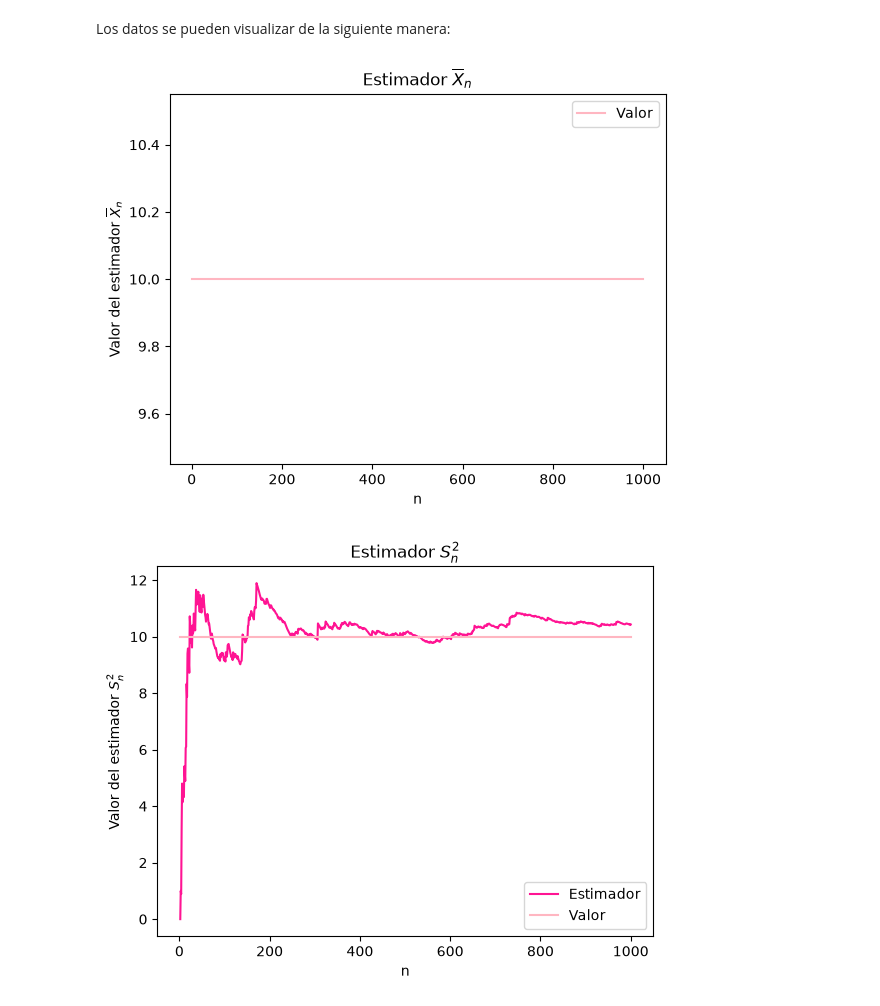
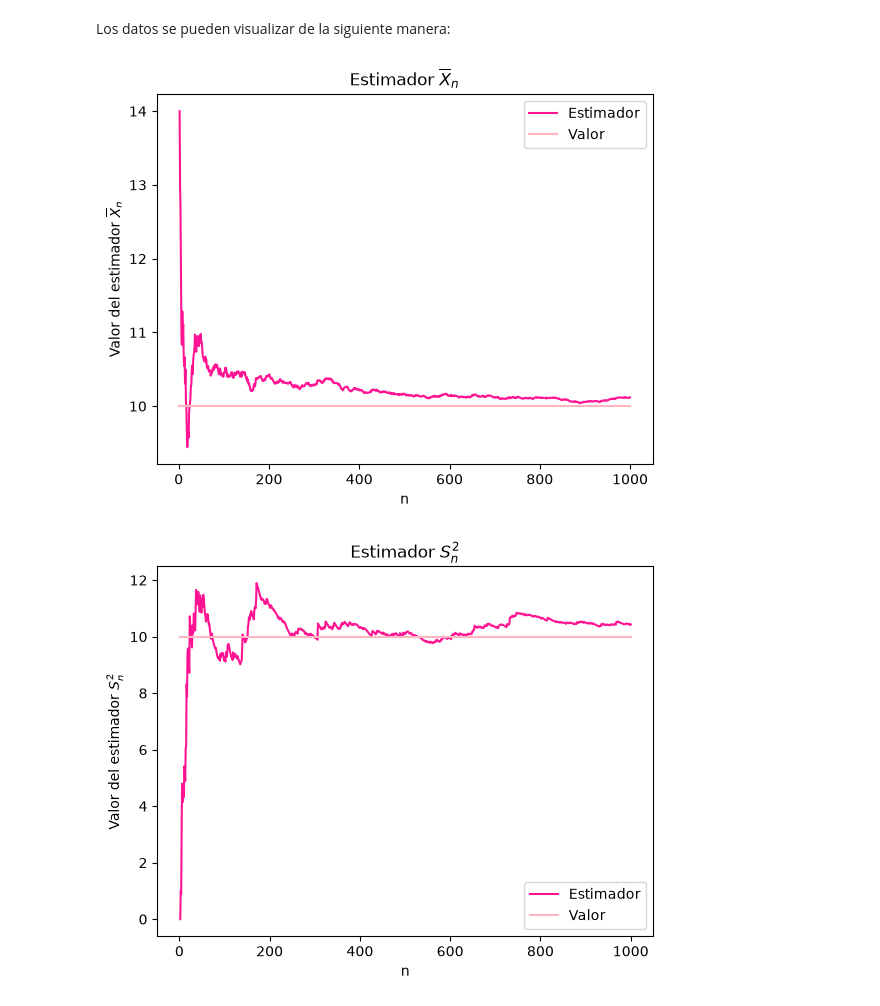
Before and after one commit to benjitabravocarvajal-spec/Tarea-1-estadistica, a Jupyter notebook: notebooks/tarea_1_parte_2.ipynb, the cells around one changed output. Saved outputs shown, nothing was run; the diff lists cells and outputs as text; code cells hidden in the pictures.

```diff
--- a/notebooks/tarea_1_parte_2.ipynb
+++ b/notebooks/tarea_1_parte_2.ipynb
@@ -41,18 +41,18 @@ Los datos se pueden visualizar de la siguiente manera:
 # %%
 cantidad= np.arange(1, n +1)
 
 nu= np.full(n,10)
 
-
+plt.plot(cantidad, med_poiss, color="deeppink",label="Estimador")
 plt.plot(cantidad, nu, color="lightpink",label="Valor")
 plt.xlabel("n")
 plt.ylabel("Valor del estimador $\overline{X}_n$")
 plt.title("Estimador $\overline{X}_n$")
 plt.legend()
 plt.savefig("results/estimador_media_muestral_poiss.png")
 plt.show()
 # %% [output]
-[figure, old version]
+[figure, new version]
 # %%
 plt.plot(cantidad, var_poiss, color="deeppink",label="Estimador")
 plt.plot(cantidad, nu, color="lightpink",label="Valor")
```
Also changed, not shown: parts of 16 cells of this notebook.
